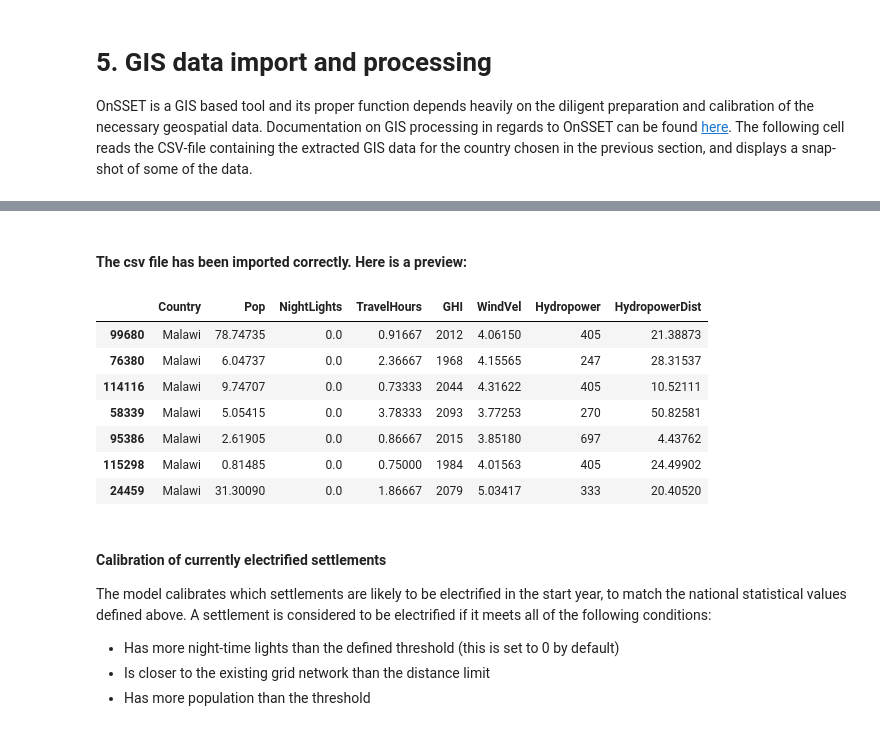
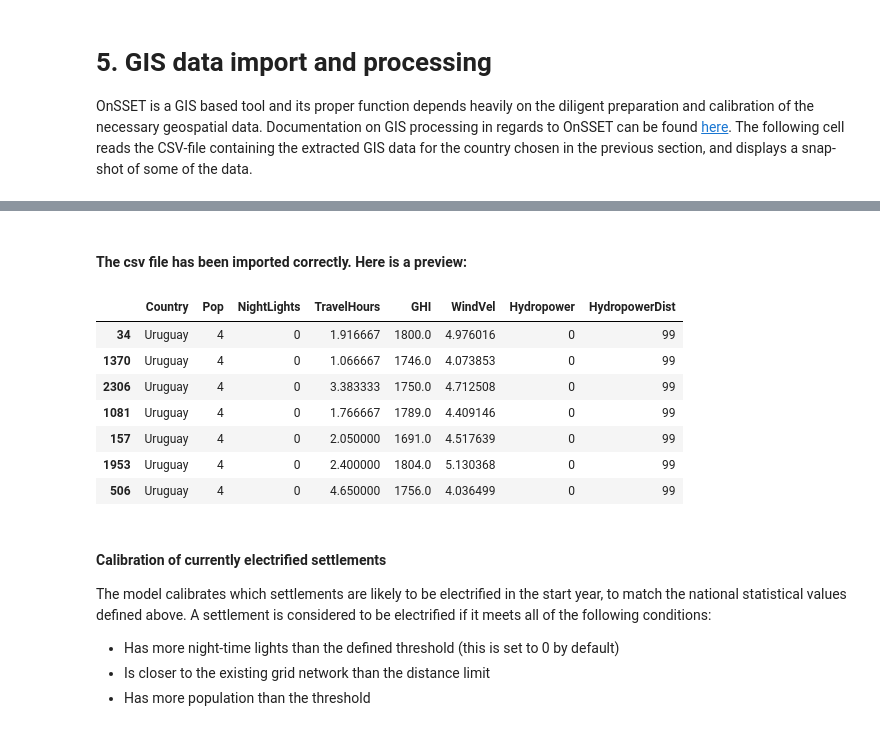
Before and after one commit to OnSSET/onsset, a Jupyter notebook: GEP_Generator.ipynb, the cells around one changed output, grey strips where cells are left out. Saved outputs shown, nothing was run; the diff lists cells and outputs as text; code cells hidden in the pictures.

```diff
--- a/GEP_Generator.ipynb
+++ b/GEP_Generator.ipynb
@@ -42,7 +42,7 @@ onsseter.df['PerCapitaDemand'] = 0
 Next, define the modelling period and the electrification rate to be achieved by the end of the analysis. Further down you will also define an intermediate year and target (in the ***Levers*** section).
 # %%
 start_year = 2018
-end_year = 2030
+end_year = 2035
 electrification_rate_target = 1 # E.g. 1 for 100% electrification rate or 0.80 for 80% electrification rate
 # %% [markdown]
 # 3. Levers
@@ -64,7 +64,7 @@ rural_target_tier = 3
 #### Lever 3: Intermediate electrification rate target
 For the third lever, enter the intermediate target year and target electrification rate for that year.
 # %%
-intermediate_year = 2025
+intermediate_year = 2027
 intermediate_electrification_target = 0.63 # E.g. for a target electrification rate of 75%, enter 0.75
 # %% [markdown]
 #### Lever 4: Grid generating cost of electricity
@@ -252,7 +252,7 @@ onsseter.condition_df()
 onsseter.grid_penalties()
 onsseter.calc_wind_cfs()
 onsseter.calibrate_pop_and_urban(pop_start_year, end_year_pop, end_year_pop, urban_ratio_start_year,
-                                 urban_ratio_end_year, start_year, end_year)
+                                 urban_ratio_end_year, start_year, end_year, intermediate_year)
 
 eleclimits = {intermediate_year: intermediate_electrification_target, end_year: electrification_rate_target}
 time_steps = {intermediate_year: intermediate_year-start_year, end_year: end_year-intermediate_year}
@@ -277,12 +277,12 @@ display(onsseter.df[['Country','Pop','NightLights','TravelHours','GHI','WindVel'
 #### The csv file has been imported correctly. Here is a preview:
 |  | Country | Pop | NightLights | TravelHours | GHI | WindVel | Hydropower | HydropowerDist |
-| 99680 | Malawi | 78.74735 | 0.0 | 0.91667 | 2012 | 4.06150 | 405 | 21.38873 |
-| 76380 | Malawi | 6.04737 | 0.0 | 2.36667 | 1968 | 4.15565 | 247 | 28.31537 |
-| 114116 | Malawi | 9.74707 | 0.0 | 0.73333 | 2044 | 4.31622 | 405 | 10.52111 |
-| 58339 | Malawi | 5.05415 | 0.0 | 3.78333 | 2093 | 3.77253 | 270 | 50.82581 |
-| 95386 | Malawi | 2.61905 | 0.0 | 0.86667 | 2015 | 3.85180 | 697 | 4.43762 |
-| 115298 | Malawi | 0.81485 | 0.0 | 0.75000 | 1984 | 4.01563 | 405 | 24.49902 |
-| 24459 | Malawi | 31.30090 | 0.0 | 1.86667 | 2079 | 5.03417 | 333 | 20.40520 |
+| 34 | Uruguay | 4 | 0 | 1.916667 | 1800.0 | 4.976016 | 0 | 99 |
+| 1370 | Uruguay | 4 | 0 | 1.066667 | 1746.0 | 4.073853 | 0 | 99 |
+| 2306 | Uruguay | 4 | 0 | 3.383333 | 1750.0 | 4.712508 | 0 | 99 |
+| 1081 | Uruguay | 4 | 0 | 1.766667 | 1789.0 | 4.409146 | 0 | 99 |
+| 157 | Uruguay | 4 | 0 | 2.050000 | 1691.0 | 4.517639 | 0 | 99 |
+| 1953 | Uruguay | 4 | 0 | 2.400000 | 1804.0 | 5.130368 | 0 | 99 |
+| 506 | Uruguay | 4 | 0 | 4.650000 | 1756.0 | 4.036499 | 0 | 99 |
 # %% [markdown]
 #### Calibration of currently electrified settlements
 
```
Also changed, not shown: parts of 10 cells of this notebook, 3 other files.
